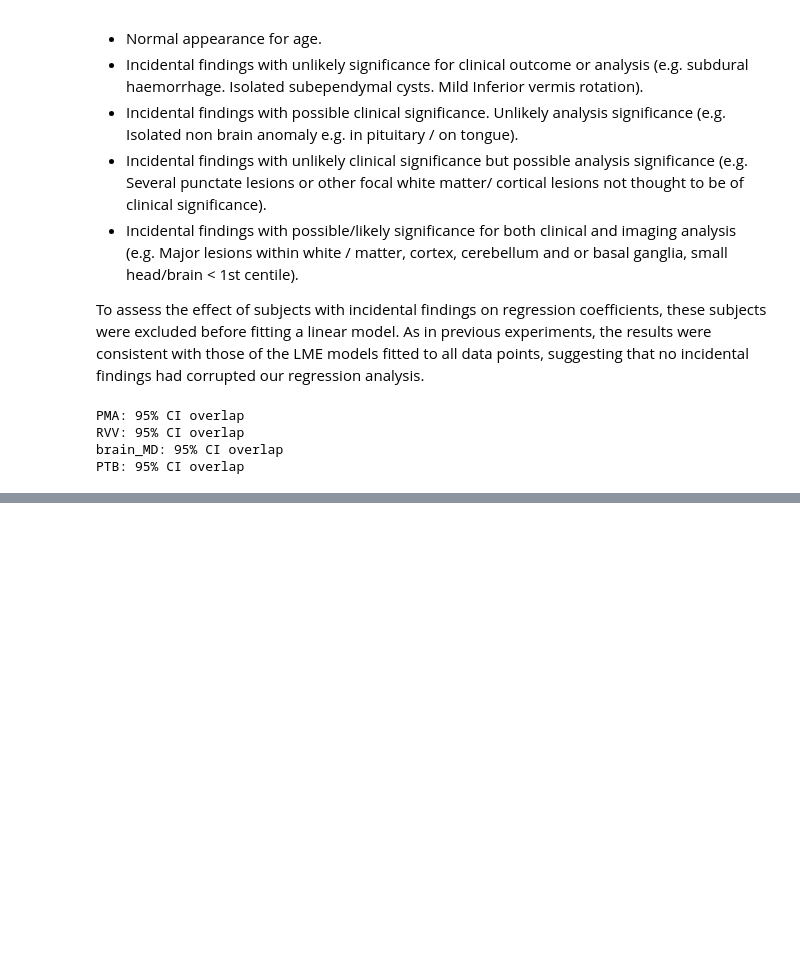
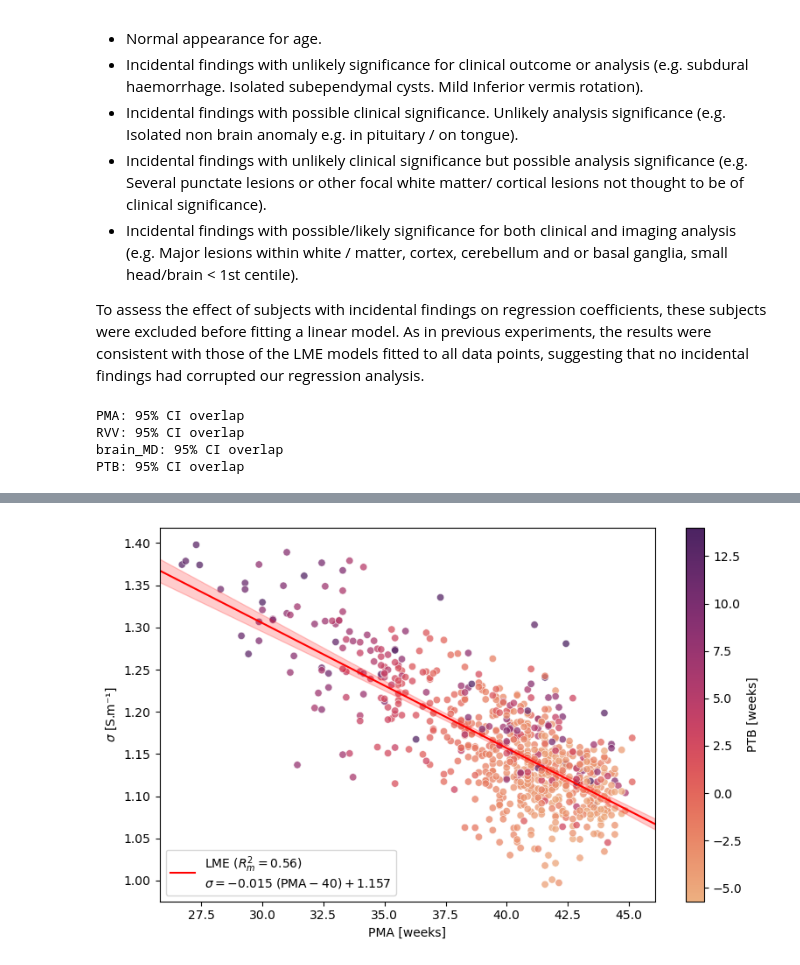
Before and after one commit to aboutill/nano-eptk, a Jupyter notebook: notebooks/experiments/stats_analysis_diagnosis_experiment.ipynb, the cells around one changed output, grey strips where cells are left out. Cells and saved outputs as stored; diff of their text form; code cells hidden in the pictures; blank space fills up the shorter version.

```diff
--- a/notebooks/experiments/stats_analysis_diagnosis_experiment.ipynb
+++ b/notebooks/experiments/stats_analysis_diagnosis_experiment.ipynb
@@ -353,0 +546,4 @@ PTB: 95% CI overlap
+# %%
+plot_sig_pma(mode="unweighted")
+# %% [output]
+[figure, added]
```
Also changed, not shown: parts of 19 cells of this notebook, 5 other files.
